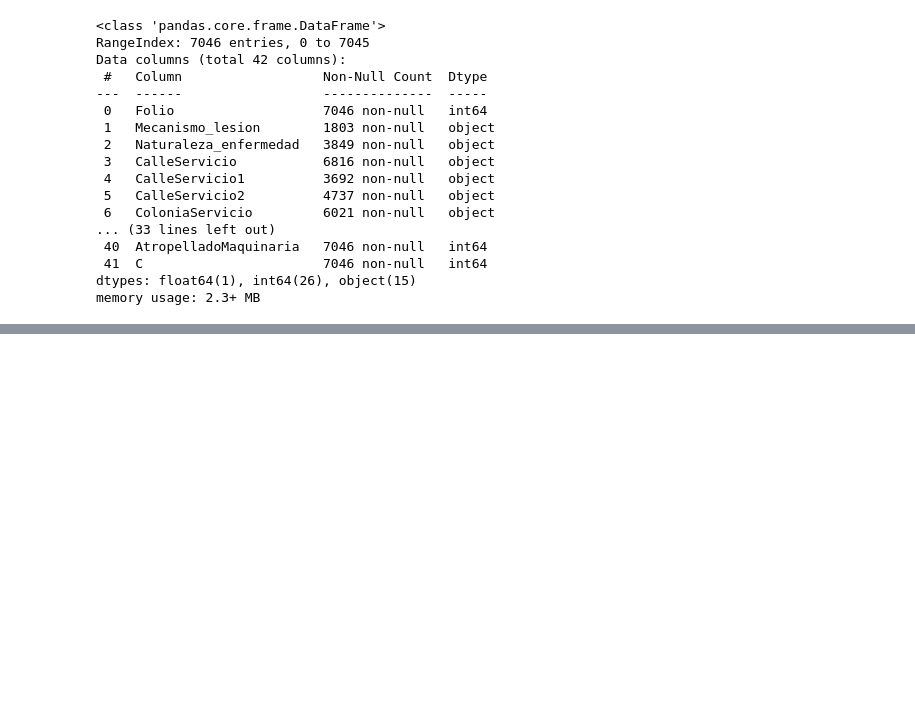
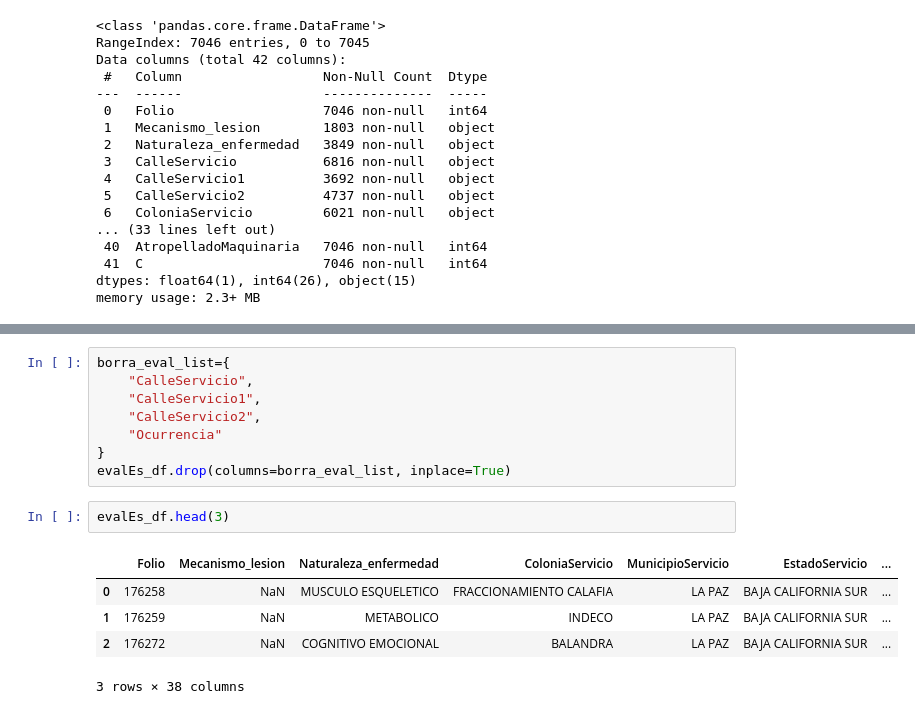
Before and after one commit to eaguilar98/ems_crm, a Jupyter notebook: 01_EDA_EMS.ipynb, the cells around one changed output, grey strips where cells are left out. Cells and saved outputs as stored; diff of their text form; blank space fills up the shorter version.

```diff
--- a/01_EDA_EMS.ipynb
+++ b/01_EDA_EMS.ipynb
@@ -183,0 +194,16 @@ memory usage: 2.3+ MB
+# %%
+borra_eval_list={
+    "CalleServicio",
+    "CalleServicio1",
+    "CalleServicio2",
+    "Ocurrencia"
+}
+evalEs_df.drop(columns=borra_eval_list, inplace=True)
+# %%
+evalEs_df.head(3)
+# %% [output]
+|  | Folio | Mecanismo_lesion | Naturaleza_enfermedad | ColoniaServicio | MunicipioServicio | EstadoServicio | ... |
+| 0 | 176258 | NaN | MUSCULO ESQUELETICO | FRACCIONAMIENTO CALAFIA | LA PAZ | BAJA CALIFORNIA SUR | ... |
+| 1 | 176259 | NaN | METABOLICO | INDECO | LA PAZ | BAJA CALIFORNIA SUR | ... |
+| 2 | 176272 | NaN | COGNITIVO EMOCIONAL | BALANDRA | LA PAZ | BAJA CALIFORNIA SUR | ... |
+3 rows × 38 columns
```
Also changed, not shown: parts of 2 cells of this notebook.
